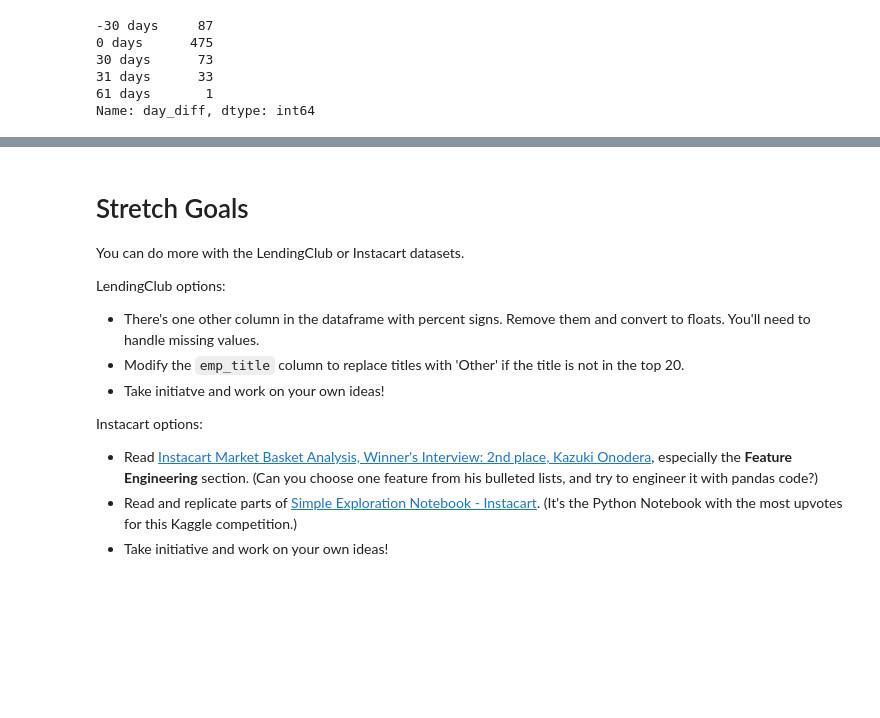
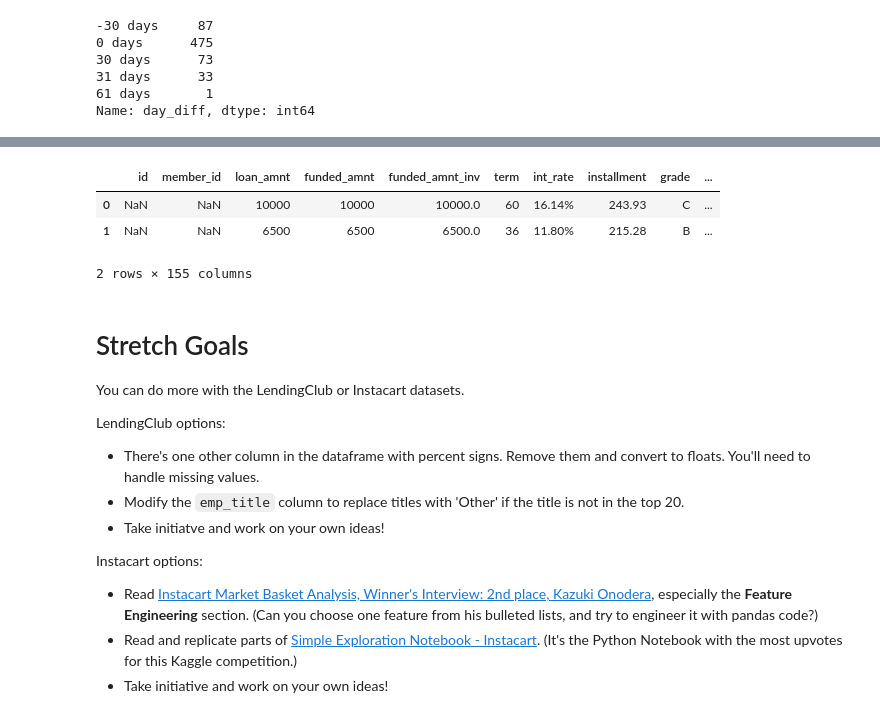
Before and after one commit to ranaharoonkhan/DS-Unit-1-Sprint-1-Data-Wrangling-and-Storytelling, a Jupyter notebook: Copy_of_LS_DS_112_Make_Features_Assignment.ipynb, the cells around one changed output, grey strips where cells are left out. Saved outputs shown, nothing was run; the diff lists cells and outputs as text; code cells hidden in the pictures; blank space fills up the shorter version.

```diff
--- a/Copy_of_LS_DS_112_Make_Features_Assignment.ipynb
+++ b/Copy_of_LS_DS_112_Make_Features_Assignment.ipynb
@@ -906,0 +967,5 @@ Name: day_diff, dtype: int64
+# %%
+#applying it to whole column using for loop
+new_list=[]
+for cell in Loans['term']:
+  new_list.append(intfunc(cell))
@@ -906,0 +981,4 @@ Name: day_diff, dtype: int64
+# %%
+#replacing colmn term with new_list
+Loans['term'] = new_list
+Loans['term'].sample(5)
@@ -906,0 +1011,10 @@ Name: day_diff, dtype: int64
+# %%
+# Maping extra coulms to 0
+Loans['loan_status_is_great'] = Loans['loan_status'].map({'Current':'1',
+                                                          'Fully Paid':'1',
+                                                          'Charged Off':'0',
+                                                          'Late (31-120 days)':'0',
+                                                          'In Grace Period':'0',
+                                                          'Late (16-30 days)':'0',
+                                                          'Default':'0'
+                                                          })
@@ -906,0 +1035,4 @@ Name: day_diff, dtype: int64
+# %%
+# Make last_pymnt_d_year columns.
+Loans['last_pymnt_d_year columns']=Loans['new_issue_d'].dt.year + Loans['term']/12
+Loans['last_pymnt_d_year columns'].sample(10)
@@ -907,3 +1053,10 @@ Name: day_diff, dtype: int64
+# %%
+Loans .head(2)
+# %% [output]
+|  | id | member_id | loan_amnt | funded_amnt | funded_amnt_inv | term | int_rate | installment | grade | ... |
+| 0 | NaN | NaN | 10000 | 10000 | 10000.0 | 60 | 16.14% | 243.93 | C | ... |
+| 1 | NaN | NaN | 6500 | 6500 | 6500.0 | 36 | 11.80% | 215.28 | B | ... |
+2 rows × 155 columns
 # %% [markdown]
 # Stretch Goals
 
```
Also changed, not shown: parts of 34 cells of this notebook.
